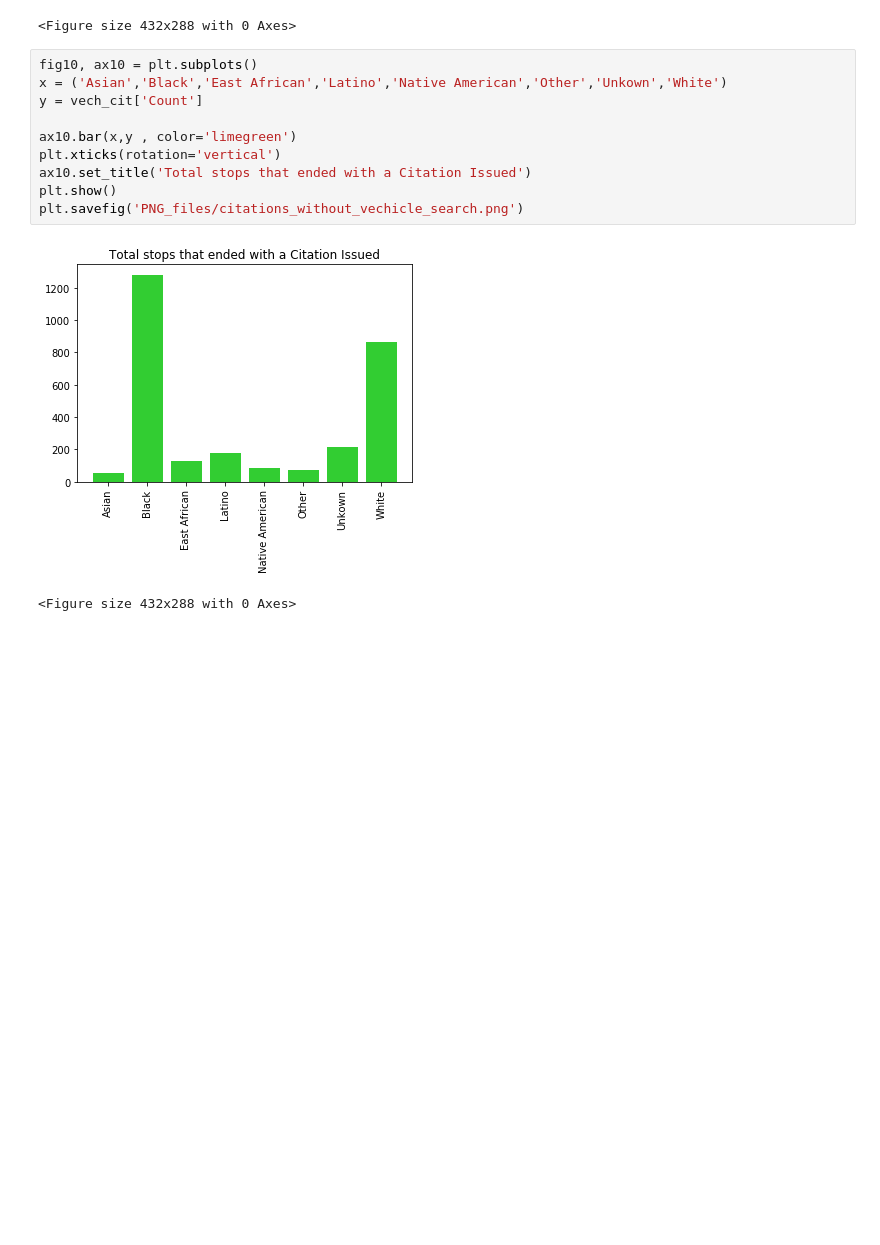
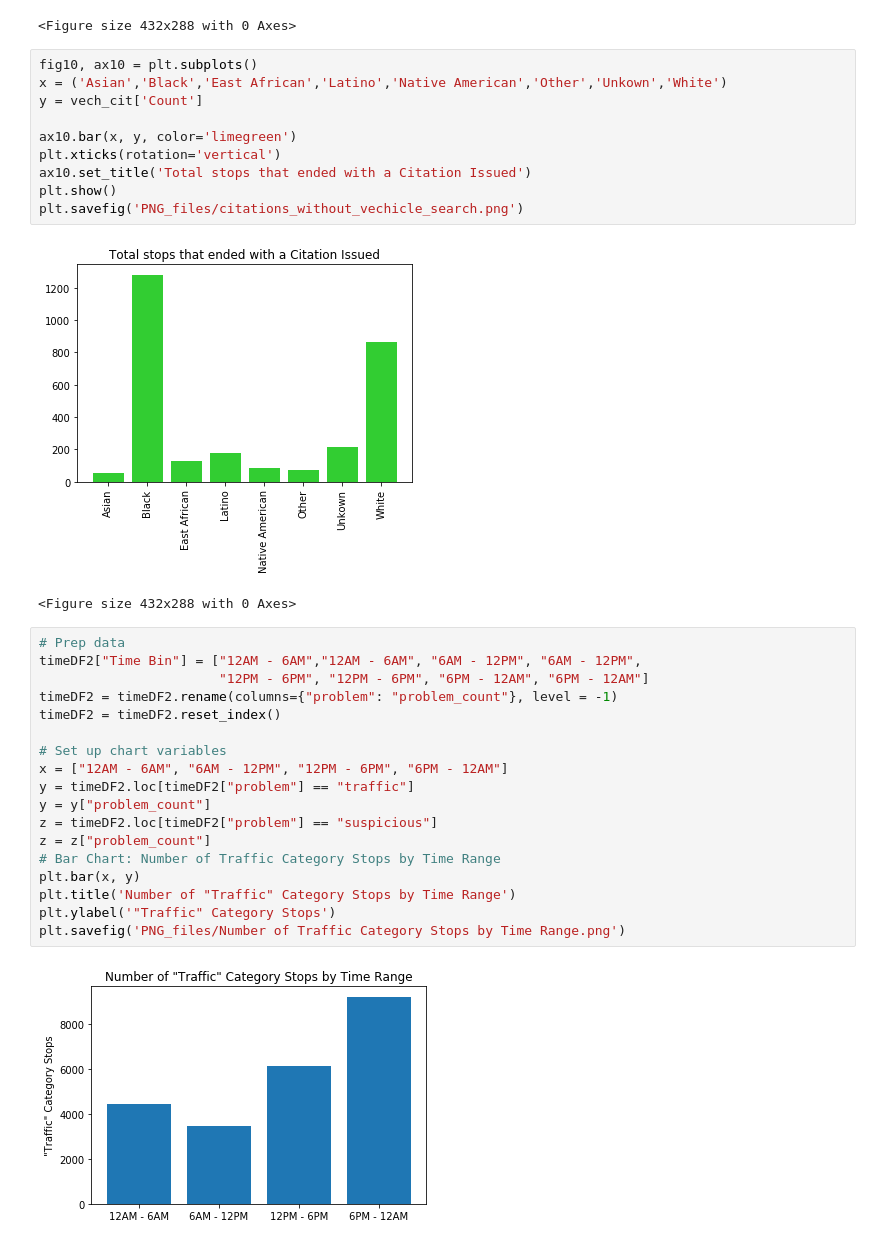
Before and after one commit to elu267/Project_GroupF, a Jupyter notebook: MN_Stop_Data.ipynb, the cells around one changed output. Cells and saved outputs as stored; diff of their text form; blank space fills up the shorter version.

Commit message:
added James plots

```diff
--- a/MN_Stop_Data.ipynb
+++ b/MN_Stop_Data.ipynb
@@ -967,7 +967,7 @@ fig10, ax10 = plt.subplots()
 x = ('Asian','Black','East African','Latino','Native American','Other','Unkown','White')
 y = vech_cit['Count']
 
-ax10.bar(x,y , color='limegreen')
+ax10.bar(x, y, color='limegreen')
 plt.xticks(rotation='vertical')
 ax10.set_title('Total stops that ended with a Citation Issued')
 plt.show()
@@ -975,3 +975,23 @@ plt.savefig('PNG_files/citations_without_vechicle_search.png')
 # %% [output]
 [figure]
 <Figure size 432x288 with 0 Axes>
+# %%
+# Prep data
+timeDF2["Time Bin"] = ["12AM - 6AM","12AM - 6AM", "6AM - 12PM", "6AM - 12PM",
+                       "12PM - 6PM", "12PM - 6PM", "6PM - 12AM", "6PM - 12AM"]
+timeDF2 = timeDF2.rename(columns={"problem": "problem_count"}, level = -1)
+timeDF2 = timeDF2.reset_index()
+
+# Set up chart variables
+x = ["12AM - 6AM", "6AM - 12PM", "12PM - 6PM", "6PM - 12AM"]
+y = timeDF2.loc[timeDF2["problem"] == "traffic"]
+y = y["problem_count"]
+z = timeDF2.loc[timeDF2["problem"] == "suspicious"]
+z = z["problem_count"]
+# Bar Chart: Number of Traffic Category Stops by Time Range
+plt.bar(x, y)
+plt.title('Number of "Traffic" Category Stops by Time Range')
+plt.ylabel('"Traffic" Category Stops')
+plt.savefig('PNG_files/Number of Traffic Category Stops by Time Range.png')
+# %% [output]
+[figure, added]
```
Also changed, not shown: parts of 2 cells of this notebook.
